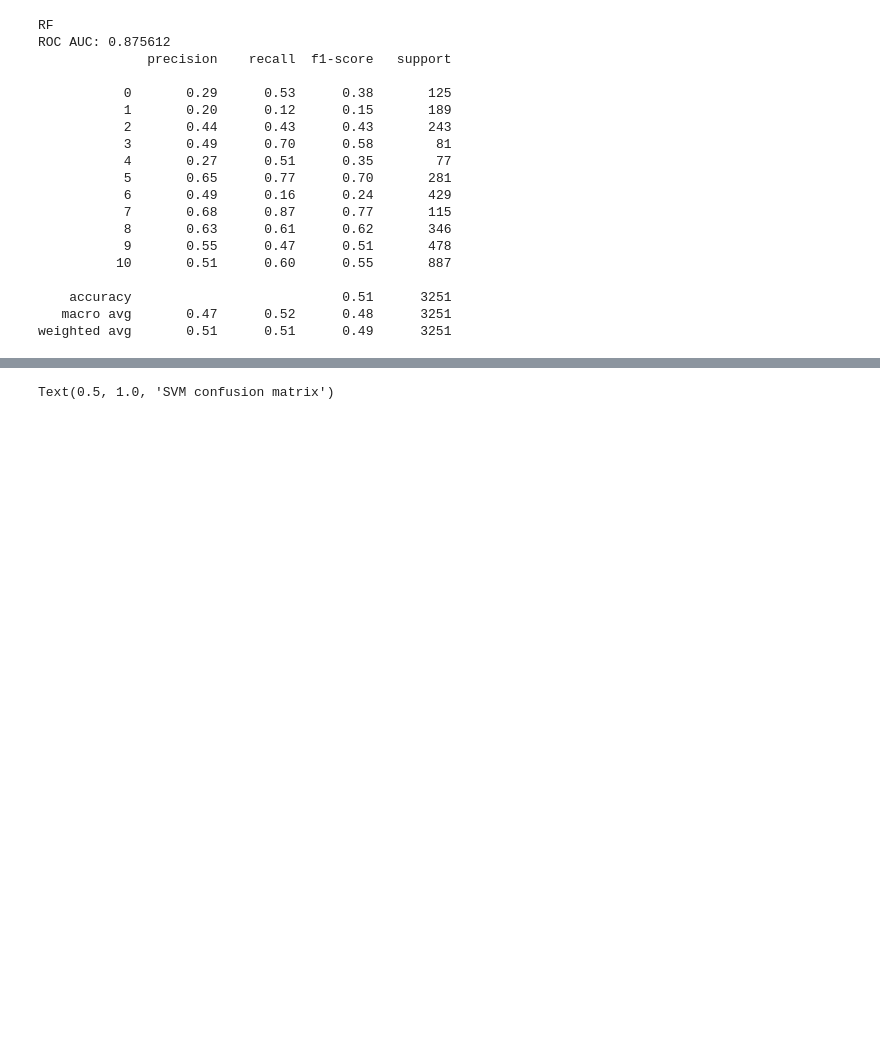
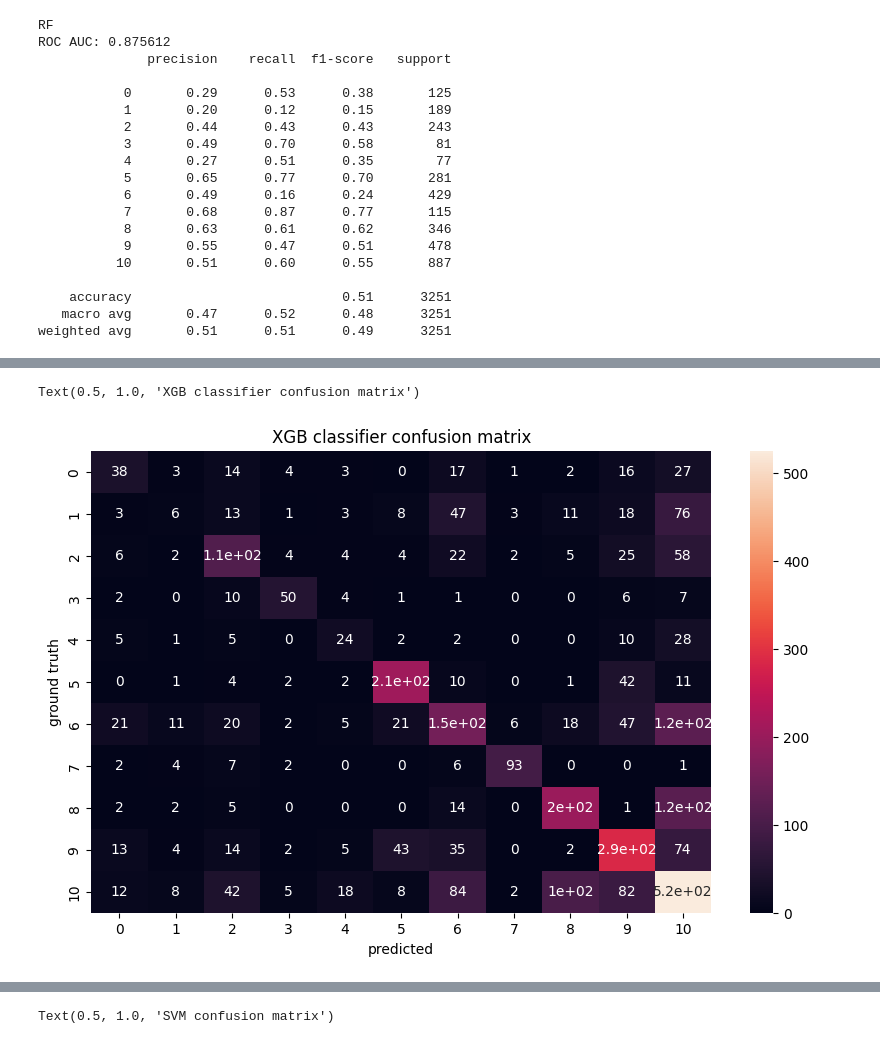
Before and after one commit to ExtremCode/music_classification, a Jupyter notebook: EDA.ipynb, the cells around one changed output, grey strips where cells are left out. Saved outputs shown, nothing was run; the diff lists cells and outputs as text; code cells hidden in the pictures; blank space fills up the shorter version.

```diff
--- a/EDA.ipynb
+++ b/EDA.ipynb
@@ -899,0 +1093,9 @@ with open("data_files/test_preds.pkl", "wb") as f:
+# %%
+plt.figure(figsize=(10, 6))
+sns.heatmap(confusion_matrix(y_test, np.argmax(preds, axis=1)), annot=True)
+plt.xlabel("predicted")
+plt.ylabel("ground truth")
+plt.title("XGB classifier confusion matrix")
+# %% [output]
+Text(0.5, 1.0, 'XGB classifier confusion matrix')
+[figure, added]
```
Also changed, not shown: parts of 8 cells of this notebook, 2 other files.
